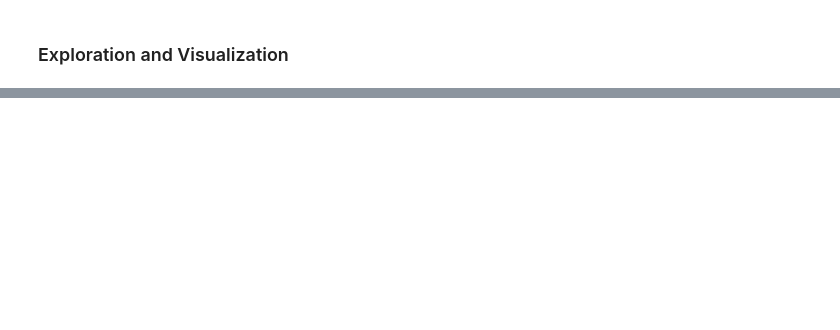
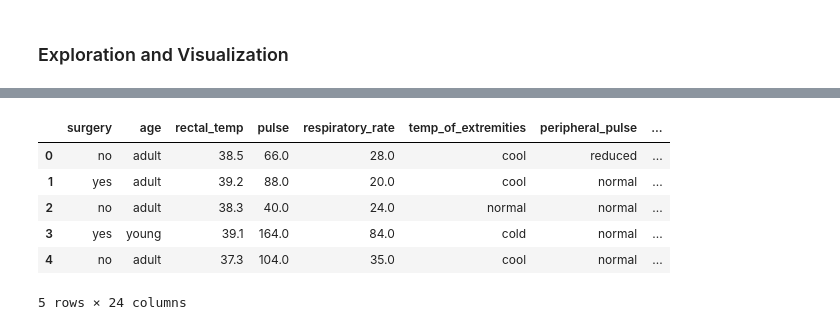
Before and after one commit to d-o-e/CST-383-Project, a Jupyter notebook: horse_colic_project.ipynb, the cells around one changed output, grey strips where cells are left out. Saved outputs shown, nothing was run; the diff lists cells and outputs as text; code cells hidden in the pictures; blank space fills up the shorter version.

```diff
--- a/horse_colic_project.ipynb
+++ b/horse_colic_project.ipynb
@@ -247,0 +393,11 @@ plt.show()
+# %%
+# Joining the regular dataset and the test-train dataset
+train_dataset_index = df.shape[0]
+test_dataset_index = test.shape[0]
+
+merged_dataset = pd.concat(objs=[df, test], axis=0, ignore_index=True)
+# Before joining
+print("Train Dataset Shape: {} rows, {} columns".format(df.shape[0], df.shape[1]))
+print("Test Dataset Shape: {} rows, {} columns\n".format(test.shape[0], test.shape[1]))
+# After joining
+print("Merged Dataset Shape: {} rows, {} columns".format(merged_dataset.shape[0], merged_dataset.shape[1]))
@@ -247,0 +454,12 @@ plt.show()
+# %%
+# Fix the "outcome" column by converting the categorial data to numeric
+merged_dataset["outcome"] = merged_dataset["outcome"].astype('category').cat.codes
+merged_dataset.head()
+# %% [output]
+|  | surgery | age | rectal_temp | pulse | respiratory_rate | temp_of_extremities | peripheral_pulse | ... |
+| 0 | no | adult | 38.5 | 66.0 | 28.0 | cool | reduced | ... |
+| 1 | yes | adult | 39.2 | 88.0 | 20.0 | cool | normal | ... |
+| 2 | no | adult | 38.3 | 40.0 | 24.0 | normal | normal | ... |
+| 3 | yes | young | 39.1 | 164.0 | 84.0 | cold | normal | ... |
+| 4 | no | adult | 37.3 | 104.0 | 35.0 | cool | normal | ... |
+5 rows × 24 columns
```
Also changed, not shown: parts of 37 cells of this notebook.
